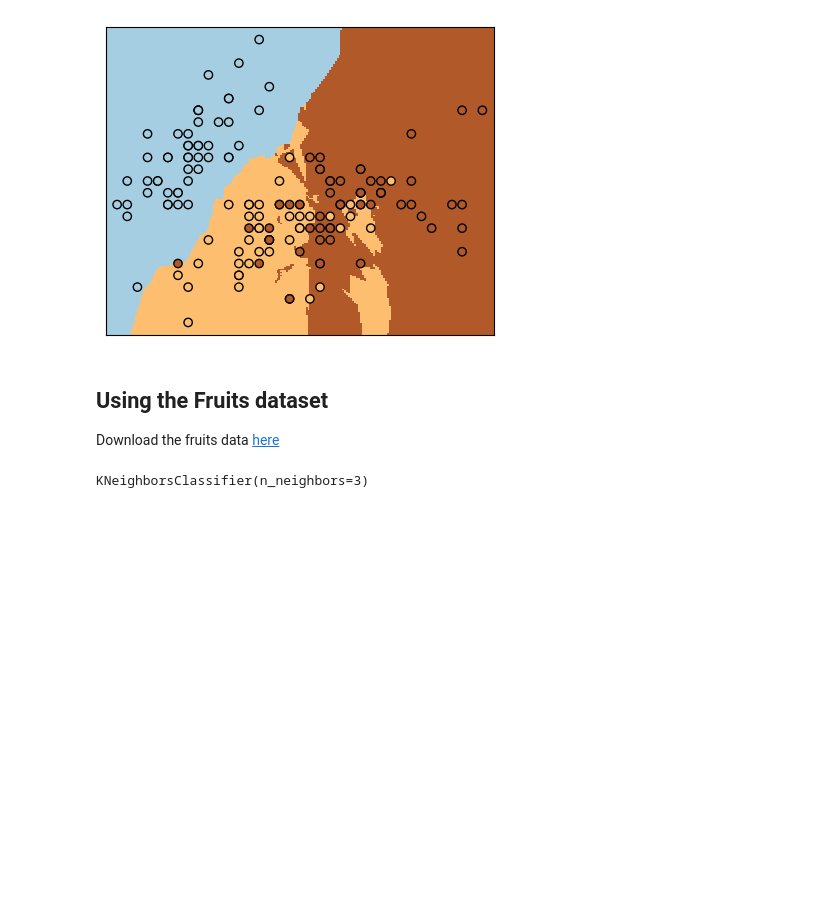
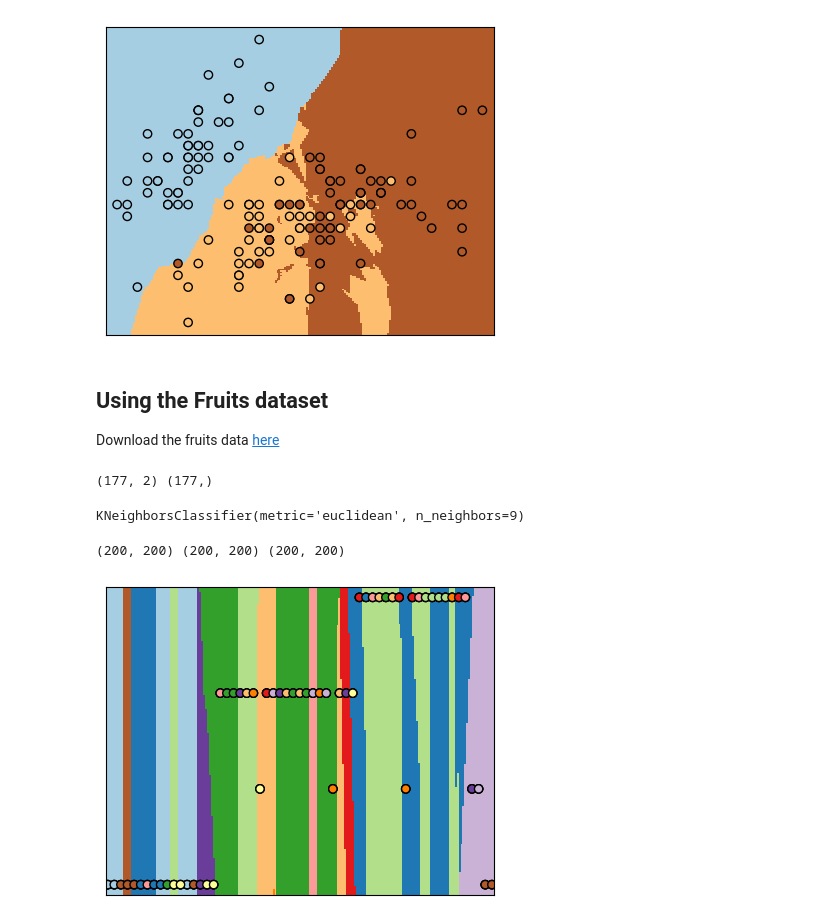
Before and after one commit to yustinbarnet/machine_learning, a Jupyter notebook: Sem_03/kNN.ipynb, the cells around one changed output. Saved outputs shown, nothing was run; the diff lists cells and outputs as text; code cells hidden in the pictures; blank space fills up the shorter version.

```diff
--- a/Sem_03/kNN.ipynb
+++ b/Sem_03/kNN.ipynb
@@ -87,9 +76,40 @@ print ( _ )
+# %%
+# Cargar el conjunto de datos de frutas
+fruit_data = []
+with open('/content/fruits_data_ext.csv', 'r') as file:
+    reader = csv.reader(file)
+    next(reader)  # Saltar el encabezado si existe
+    for row in reader:
+        fruit_data.append(row)
+
+# Convertir a un array de numpy
+fruit_data = np.array(fruit_data)
+
+# Usar fruit_name y fruit_subtype como características
+fruit_names = fruit_data[:, 0]        # Primera columna es el nombre de la fruta
+fruit_subtypes = fruit_data[:, 1]     # Segunda columna es el subtipo de la fruta
+labels = fruit_data[:, -1]            # Última columna son las etiquetas
+
+# Codificar las características de texto (fruit_name y fruit_subtype) en valores numéricos
+_, fruit_names_encoded = np.unique(fruit_names, return_inverse=True)
+_, fruit_subtypes_encoded = np.unique(fruit_subtypes, return_inverse=True)
+
+# Combinar las características codificadas
+features = np.column_stack((fruit_names_encoded, fruit_subtypes_encoded))
+
+# Codificar las etiquetas de texto si es necesario
+_, fruit_y = np.unique(labels, return_inverse=True)
+
+# Imprimir las dimensiones
+print(features.shape, fruit_y.shape)
+# %% [output]
+(177, 2) (177,)
 # %%
 # Instance kNN object
-n_neighbors = _
-knn = kNN(n_neighbors = _ )
+n_neighbors = 9  # Número impar para evitar empates
+knn = kNN(n_neighbors=n_neighbors, metric='euclidean')
 
 # Training
- _ #(num_samples, Features)
+knn.fit(features, fruit_y)
 # %% [output]
-KNeighborsClassifier(n_neighbors=3)
+KNeighborsClassifier(metric='euclidean', n_neighbors=9)
@@ -98,0 +116,29 @@ _
+# %%
+## Plot decision boundaries
+_# Paso 1: Determinar mínimo y máximo de las características (nombres y subtipos)
+h_min, h_max = features[:, 0].min() - 0.1, features[:, 0].max() + 0.1
+v_min, v_max = features[:, 1].min() - 0.1, features[:, 1].max() + 0.1
+
+# Paso 2: Crear la cuadrícula o grid
+h_grid, v_grid = np.meshgrid(np.linspace(h_min, h_max, 200), np.linspace(v_min, v_max, 200))
+
+# Paso 3: Calcular predicciones para cada punto de la cuadrícula
+pred_grid = knn.predict(np.c_[h_grid.ravel(), v_grid.ravel()])
+
+# Paso 4: Cambiar el tamaño de las predicciones a la cuadrícula
+pred_grid = pred_grid.reshape(h_grid.shape)
+print(h_grid.shape, v_grid.shape, pred_grid.shape)
+
+# Paso 5: Crear el gráfico
+_, ax = plt.subplots(figsize=(5, 4))  # (ancho, alto)
+ax.pcolormesh(h_grid, v_grid, pred_grid, cmap='Paired')
+ax.scatter(features[:, 0], features[:, 1], c=fruit_y, edgecolors='k', cmap='Paired')
+
+# Remover los números de los ejes
+ax.set_xticks([])
+ax.set_yticks([])
+
+plt.show()
+# %% [output]
+(200, 200) (200, 200) (200, 200)
+[figure, added]
```
Also changed, not shown: parts of 3 cells of this notebook.
